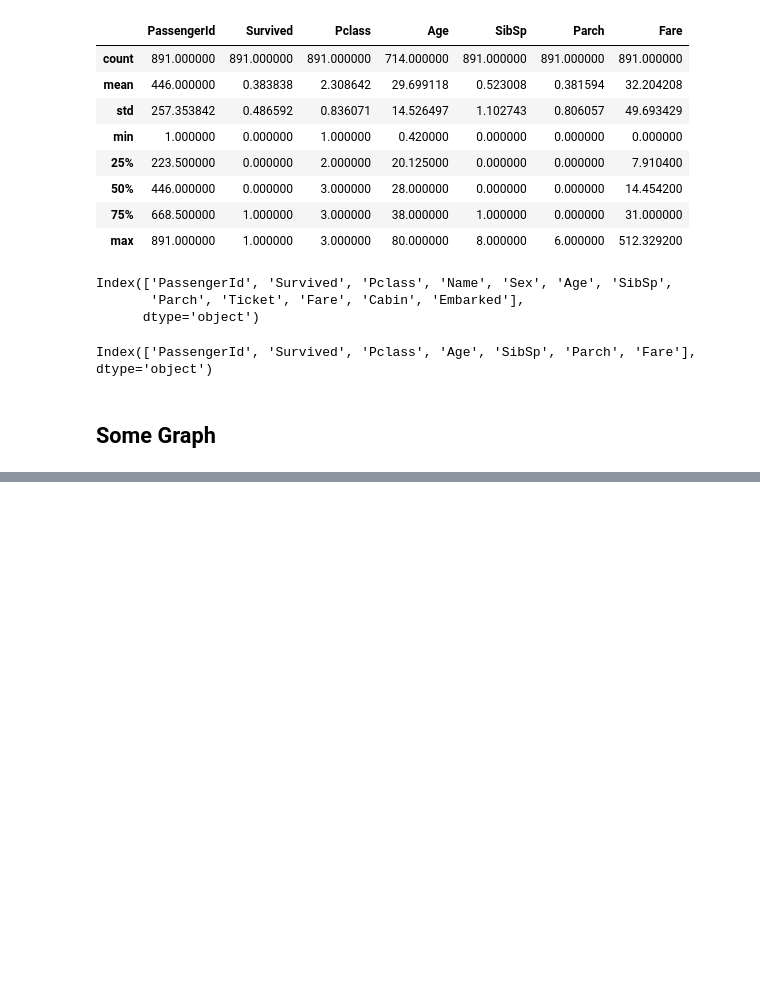
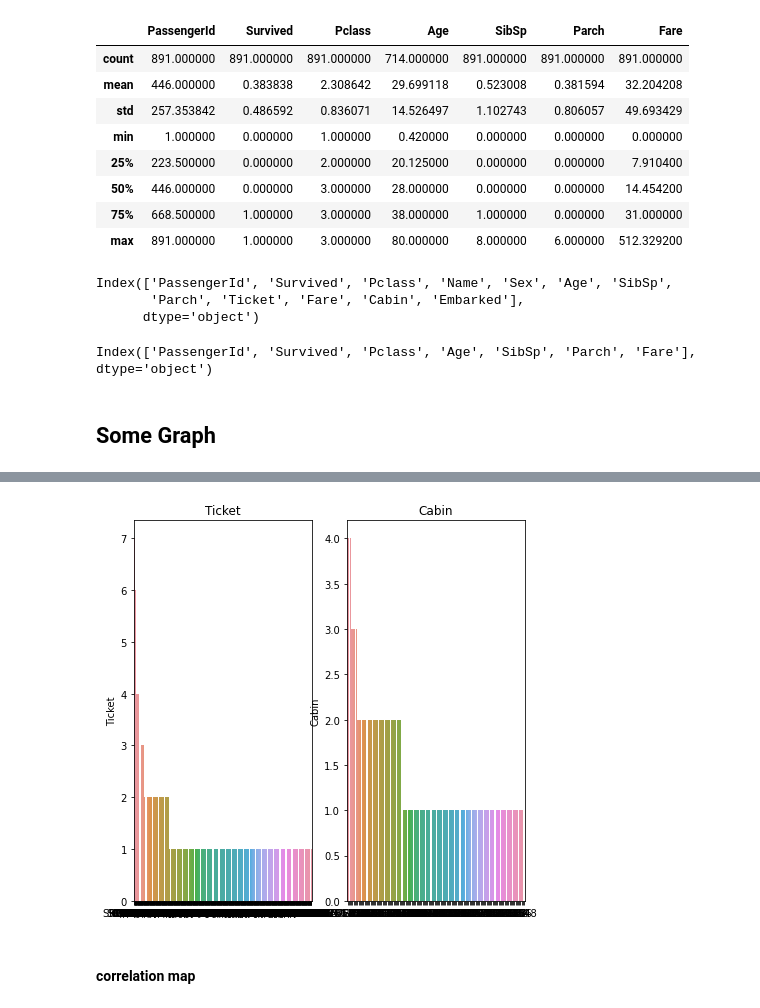
Before and after one commit to giovannipinna96/Titanic, a Jupyter notebook: Titanic_exploration.ipynb, the cells around one changed output, grey strips where cells are left out. Cells and saved outputs as stored; diff of their text form; code cells hidden in the pictures; blank space fills up the shorter version.

```diff
--- a/Titanic_exploration.ipynb
+++ b/Titanic_exploration.ipynb
@@ -104,0 +188,21 @@ Index(['PassengerId', 'Survived', 'Pclass', 'Age', 'SibSp', 'Parch', 'Fare'], dt
+# %%
+#other variables
+fig3, ax3 = pl.subplots(1, 2, figsize=(7, 7))
+
+#subplot(0)
+sns.barplot(ax=ax3[0],
+            x= df_train['Ticket'].value_counts().index,
+            y=df_train['Ticket'].value_counts()).set_title('Ticket')
+
+#subplot(1)
+sns.barplot(ax=ax3[1],
+            x=df_train['Cabin'].value_counts().index,
+            y=df_train['Cabin'].value_counts()).set_title('Cabin')
+
+pl.savefig("./plots/exploration_other.png")
+fig.tight_layout()
+pl.show()
+# %% [output]
+[figure, added]
+# %% [markdown]
+#### correlation map
```
Also changed, not shown: parts of 10 cells of this notebook.
